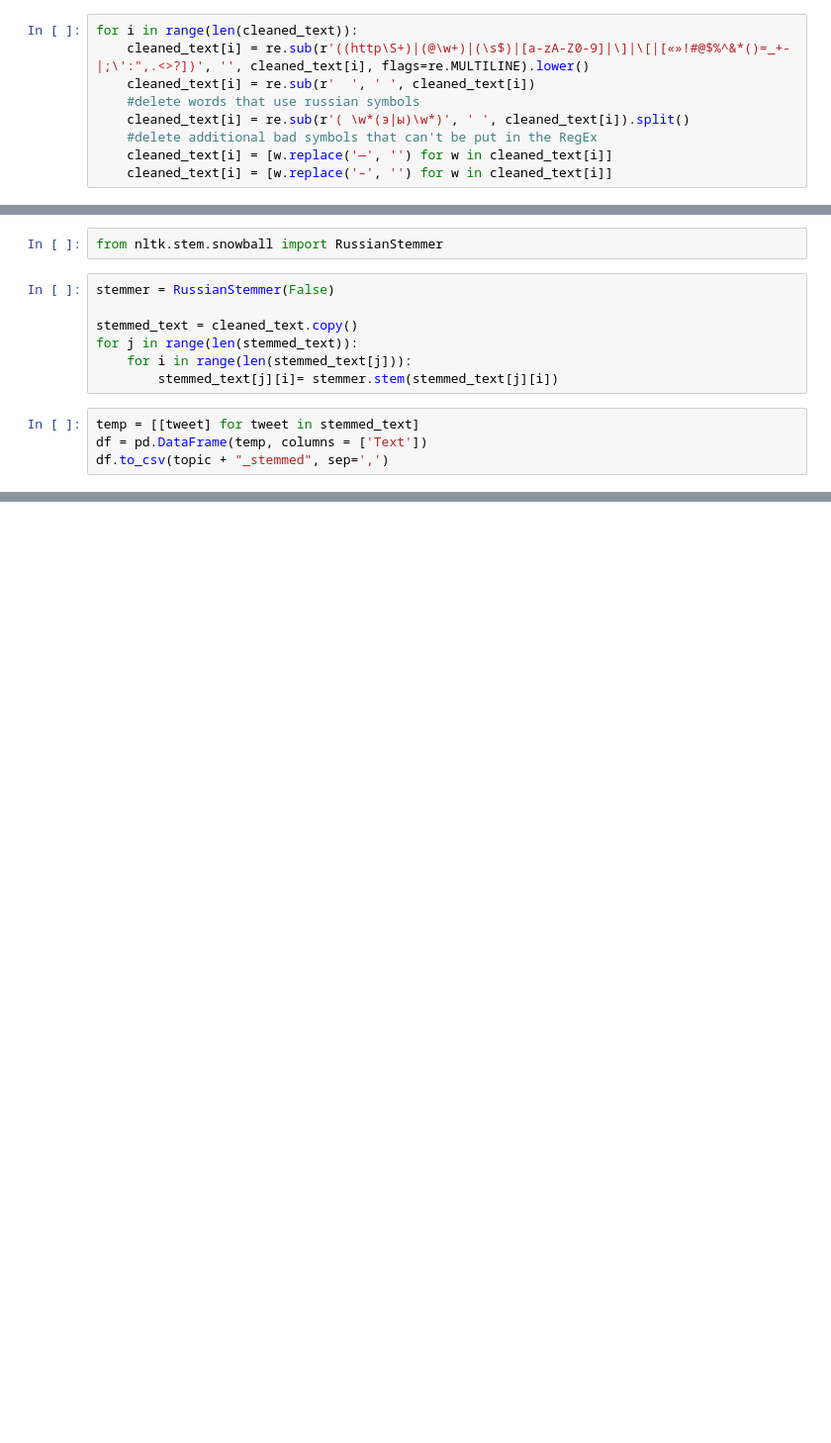
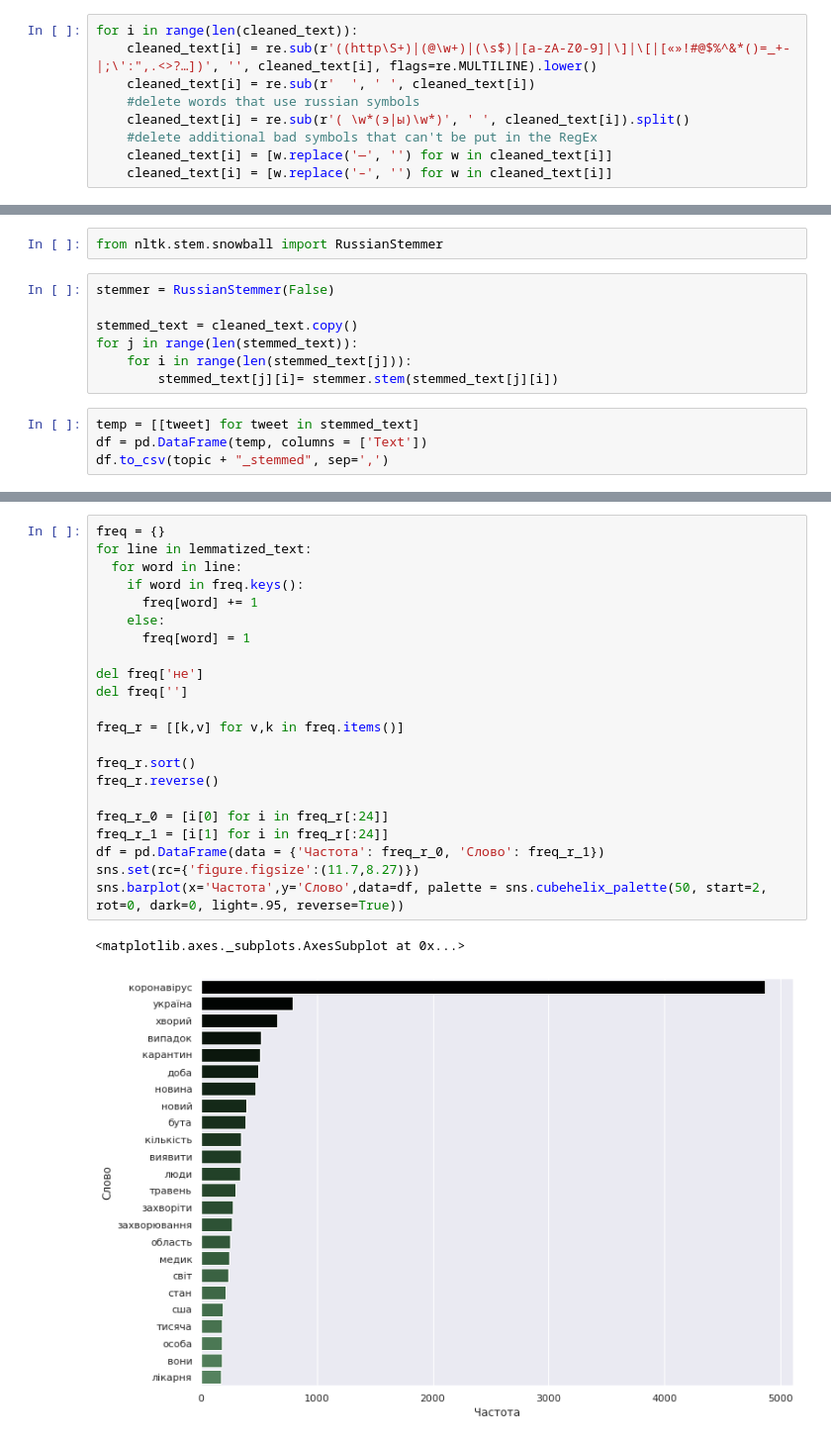
Before and after one commit to tiredwaffle/tweets_analysis, a Jupyter notebook: preprocessing.ipynb, the cells around one changed output, grey strips where cells are left out. Shown at 99% size. Drawn from its saved outputs; the diff is of its cells as text; blank space fills up the shorter version.

Commit message:
plots

```diff
--- a/preprocessing.ipynb
+++ b/preprocessing.ipynb
@@ -82,7 +92,7 @@ Crean the text from any kind of irrelevant symbols, including numbers, punctuati
 cleaned_text = [text[0] for text in pd.read_csv(f'{topic}_initial.csv', index_col=0).to_numpy()]
 # %%
 for i in range(len(cleaned_text)):
-    cleaned_text[i] = re.sub(r'((http\S+)|(@\w+)|(\s$)|[a-zA-Z0-9]|\]|\[|[«»!#@$%^&*()=_+-|;\':",.<>?])', '', cleaned_text[i], flags=re.MULTILINE).lower()
+    cleaned_text[i] = re.sub(r'((http\S+)|(@\w+)|(\s$)|[a-zA-Z0-9]|\]|\[|[«»!#@$%^&*()=_+-|;\':",.<>?…])', '', cleaned_text[i], flags=re.MULTILINE).lower()
     cleaned_text[i] = re.sub(r'  ', ' ', cleaned_text[i])
     #delete words that use russian symbols
     cleaned_text[i] = re.sub(r'( \w*(э|ы)\w*)', ' ', cleaned_text[i]).split()
@@ -167,0 +190,25 @@ df.to_csv(topic + "_stemmed", sep=',')
+# %%
+freq = {}
+for line in lemmatized_text:
+  for word in line:
+    if word in freq.keys():
+      freq[word] += 1
+    else:
+      freq[word] = 1
+
+del freq['не']
+del freq['']
+
+freq_r = [[k,v] for v,k in freq.items()]
+
+freq_r.sort()
+freq_r.reverse()
+
+freq_r_0 = [i[0] for i in freq_r[:24]]
+freq_r_1 = [i[1] for i in freq_r[:24]]
+df = pd.DataFrame(data = {'Частота': freq_r_0, 'Слово': freq_r_1})
+sns.set(rc={'figure.figsize':(11.7,8.27)})
+sns.barplot(x='Частота',y='Слово',data=df, palette = sns.cubehelix_palette(50, start=2, rot=0, dark=0, light=.95, reverse=True))
+# %% [output]
+<matplotlib.axes._subplots.AxesSubplot at 0x...>
+[figure, added]
```
Also changed, not shown: parts of 17 cells of this notebook.
